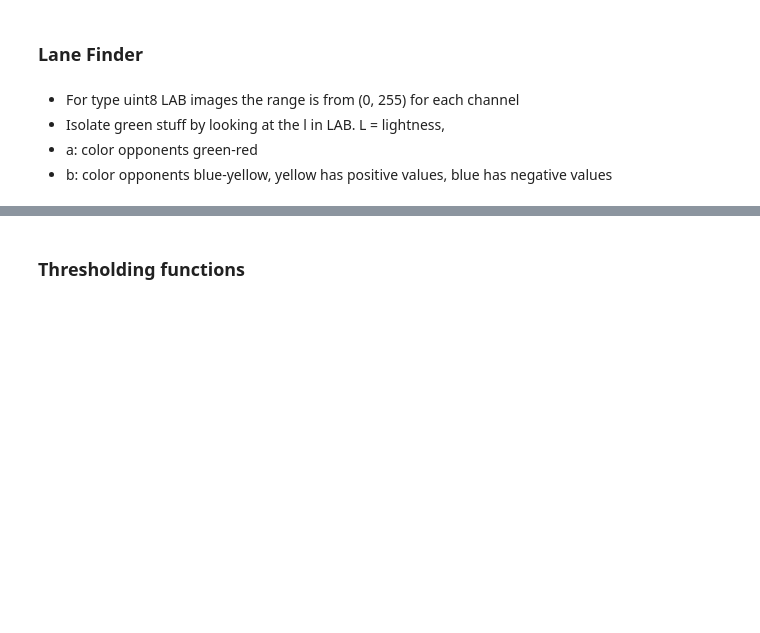
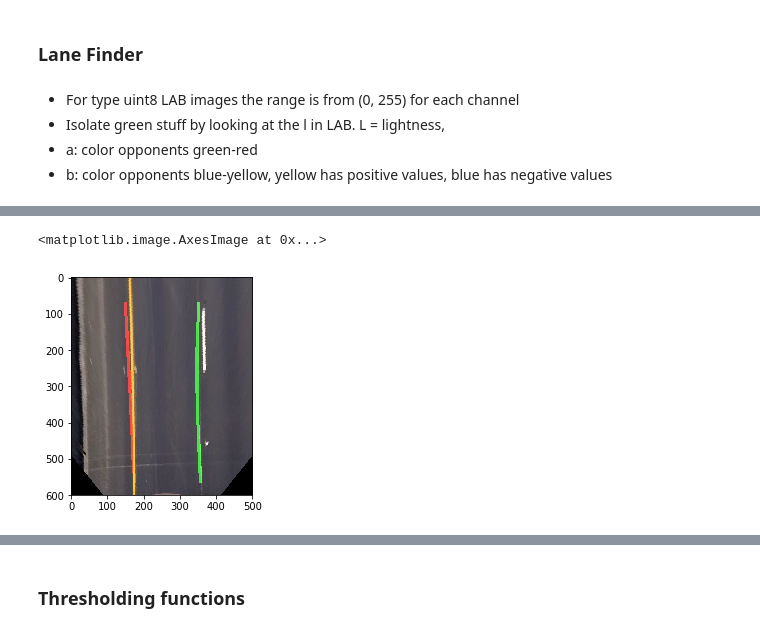
Before and after one commit to JonathanCMitchell/Advanced-Lane-Line-Detection, a Jupyter notebook: LaneLines.ipynb, the cells around one changed output, grey strips where cells are left out. Saved outputs shown, nothing was run; the diff lists cells and outputs as text; code cells hidden in the pictures; blank space fills up the shorter version.

```diff
--- a/LaneLines.ipynb
+++ b/LaneLines.ipynb
@@ -271,0 +347,5 @@ shape:  (720, 1280, 3)
+# %%
+plt.imshow(weighted_warped)
+# %% [output]
+<matplotlib.image.AxesImage at 0x...>
+[figure, added]
```
Also changed, not shown: parts of 13 cells of this notebook.
